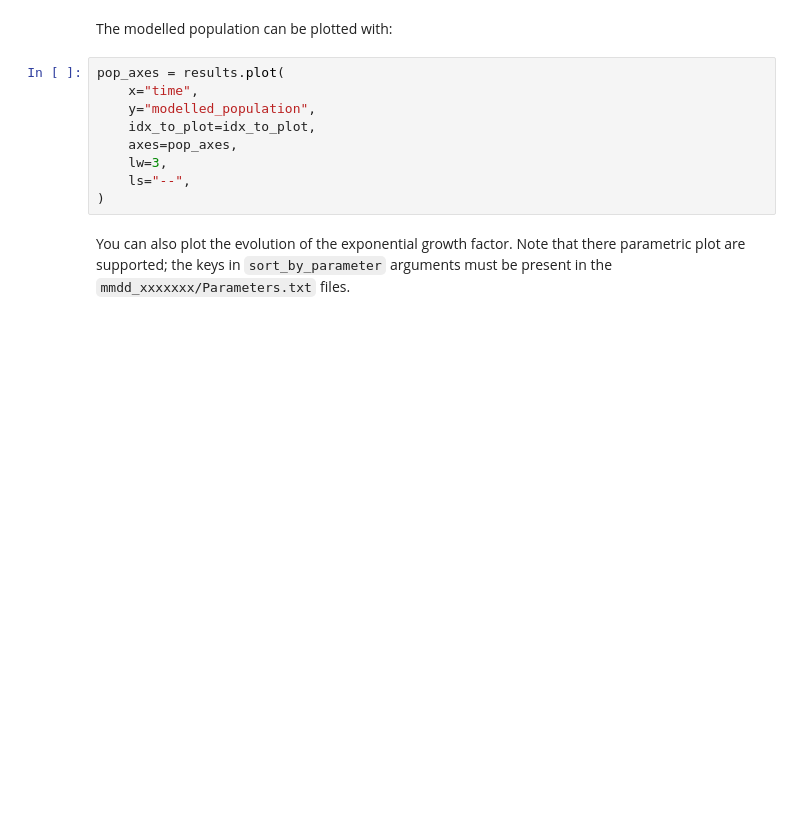
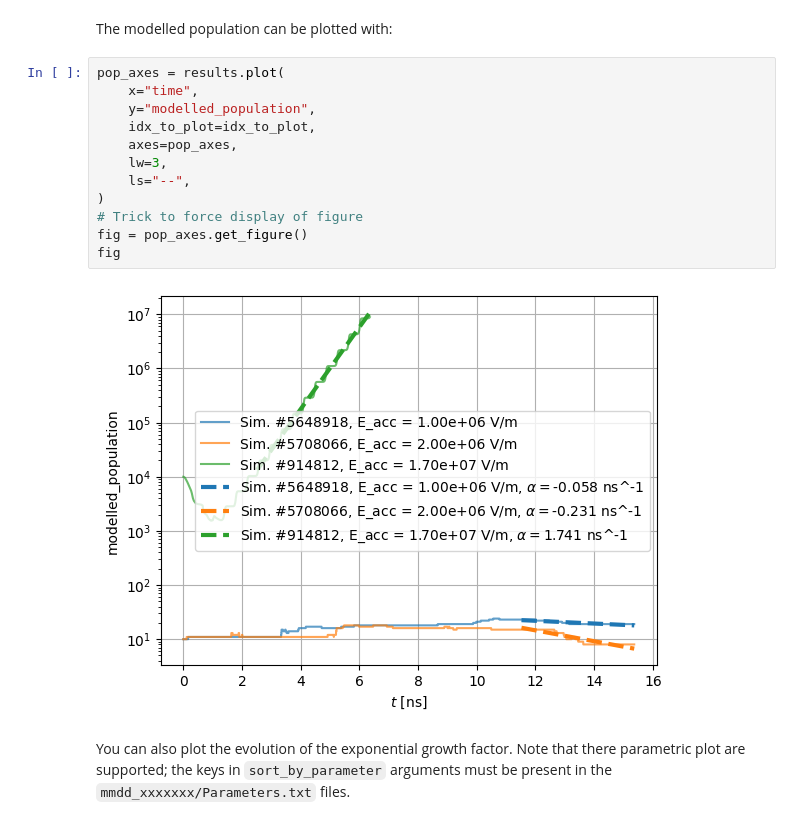
Before and after one commit to AdrienPlacais/Simulia_Multipactor_lib, a Jupyter notebook: docs/manual/notebooks/compute_exp_growth_cst.ipynb, the cells around one changed output. Drawn from its saved outputs; the diff is of its cells as text; blank space fills up the shorter version.

Commit message:
forced display of some figs

```diff
--- a/docs/manual/notebooks/compute_exp_growth_cst.ipynb
+++ b/docs/manual/notebooks/compute_exp_growth_cst.ipynb
@@ -46,12 +46,17 @@ The modelled population can be plotted with:
 # %%
 pop_axes = results.plot(
     x="time",
     y="modelled_population",
     idx_to_plot=idx_to_plot,
     axes=pop_axes,
     lw=3,
     ls="--",
 )
+# Trick to force display of figure
+fig = pop_axes.get_figure()
+fig
+# %% [output]
+[figure, added]
 # %% [markdown]
 You can also plot the evolution of the exponential growth factor.
 Note that there parametric plot are supported; the keys in `sort_by_parameter` arguments must be present in the `mmdd_xxxxxxx/Parameters.txt` files.
```
Also changed, not shown: parts of 1 cell of this notebook, 1 other file.
